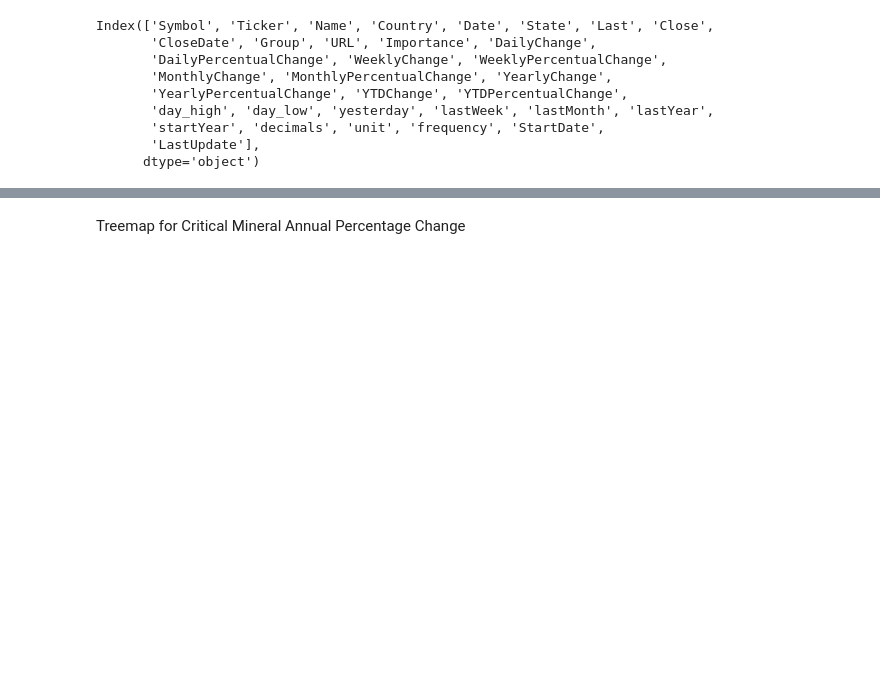
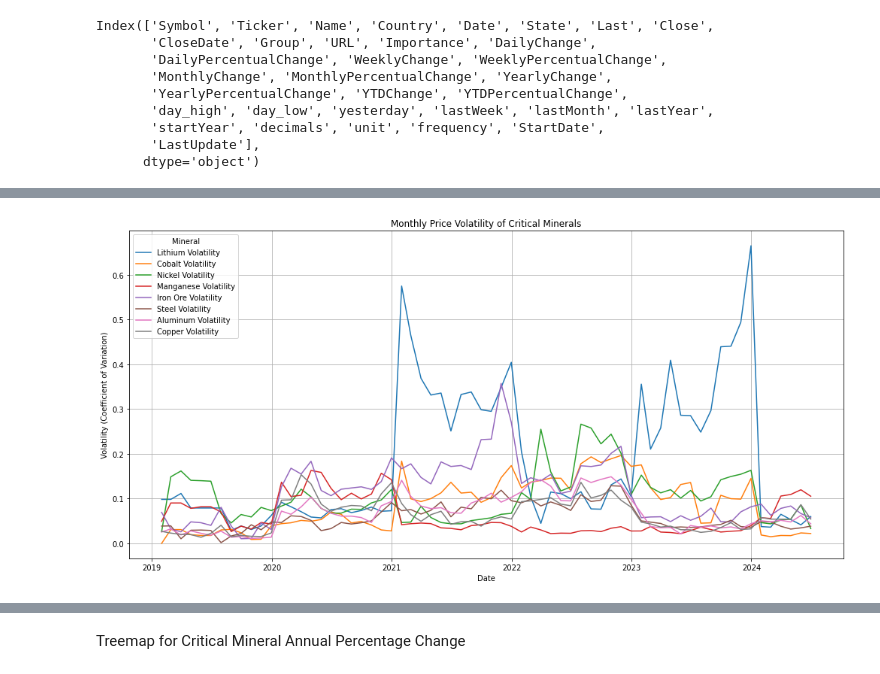
Before and after one commit to YueWang417/UN, a Jupyter notebook: Price Volitility.ipynb, the cells around one changed output, grey strips where cells are left out. Drawn from its saved outputs; the diff is of its cells as text; code cells hidden in the pictures; blank space fills up the shorter version.

Commit message:
data

```diff
--- a/Price Volitility.ipynb
+++ b/Price Volitility.ipynb
@@ -153,0 +208,97 @@ plt.show()
+# %%
+import pandas as pd
+import numpy as np
+import matplotlib.pyplot as plt
+
+# Initialize result_df as an empty DataFrame
+result_df = pd.DataFrame()
+critical_minerals = {
+    'LC:COM': 'Lithium',
+    'LCO1:COM': 'Cobalt',
+    'LN1:COM': 'Nickel',
+    'IMR:COM': 'Manganese',
+    'SCO:COM': 'Iron Ore',
+    'JBP:COM': 'Steel',
+    'LMAHDS03:COM': 'Aluminum',
+    'HG1:COM': 'Copper'
+}
+
+
+# Assuming raw_df and other relevant data are already defined
+# List of critical minerals symbols
+symbols = critical_minerals.keys()
+quarterly_volatility = {}
+
+# Ensure raw_df is sorted by date
+raw_df = raw_df.sort_values(by='Date')
+
+for symbol in symbols:
+    symbol_data = raw_df[raw_df['Symbol'] == symbol].copy()
+    symbol_data.index = pd.to_datetime(symbol_data.index)  # Ensure index is datetime
+
+    # Calculate monthly volatility
+    std_dev = symbol_data['Close'].resample('M').std()
+    mean_price = symbol_data['Close'].resample('M').mean()
+
+    # Coefficient of Variation (Std Dev / Mean)
+    cv = std_dev / mean_price
+
+    # Store computed monthly volatility in the dictionary
+    quarterly_volatility[critical_minerals[symbol]] = cv.ffill().bfill()  # Forward and backward fill
+
+    # Fill non-existing trading dates using the previous transaction date for monthly volatility
+    symbol_data['Monthly Volatility'] = cv.reindex(symbol_data.index, method='ffill').bfill()
+
+    # Calculate log differences of daily average prices
+    symbol_data['Log Diff'] = np.log(symbol_data['Close'] / symbol_data['Close'].shift(1))
+
+    # Calculate rolling standard deviation of log differences (30-day window)
+    rolling_std = symbol_data['Log Diff'].rolling(window=30).std()
+
+    # Annualize the rolling standard deviation
+    annualized_volatility = rolling_std * np.sqrt(252) * 100  # Assuming 252 trading days in a year
+
+    # Store computed annualized volatility in the symbol_data
+    symbol_data['Annualized Volatility'] = annualized_volatility
+
+    # Concatenate the symbol data back to the result DataFrame
+    result_df = pd.concat([result_df, symbol_data])
+
+# Ensure data does not exceed last date in original data
+last_date = raw_df.index.max()
+result_df = result_df[result_df.index <= last_date]
+
+# Visualization of monthly volatilities
+fig, ax = plt.subplots(figsize=(14, 7))
+for name, data in quarterly_volatility.items():
+    ax.plot(data[data.index <= last_date].index, data[data.index <= last_date].values, label=f'{name} Volatility')
+
+ax.set_title('Monthly Price Volatility of Critical Minerals')
+ax.set_xlabel('Date')
+ax.set_ylabel('Volatility (Coefficient of Variation)')
+ax.legend(title='Mineral')
+plt.grid(True)
+
+plt.tight_layout()
+plt.show()
+
+# Visualization of annualized volatilities
+fig, ax = plt.subplots(figsize=(14, 7))
+for symbol in symbols:
+    if symbol in result_df['Symbol'].unique():
+        symbol_data = result_df[result_df['Symbol'] == symbol]
+        ax.plot(symbol_data.index, symbol_data['Annualized Volatility'], label=f'{critical_minerals[symbol]} Annualized Volatility')
+
+ax.set_title('Annualized Volatility of Critical Minerals')
+ax.set_xlabel('Date')
+ax.set_ylabel('Volatility (%)')
+ax.legend(title='Mineral')
+plt.grid(True)
+
+plt.tight_layout()
+plt.show()
+
+# Display the result DataFrame
+# import ace_tools as tools; tools.display_dataframe_to_user(name="Result DataFrame", dataframe=result_df)
+# %% [output]
+[figure, added]
```
Also changed, not shown: parts of 13 cells of this notebook, 5 other files.
